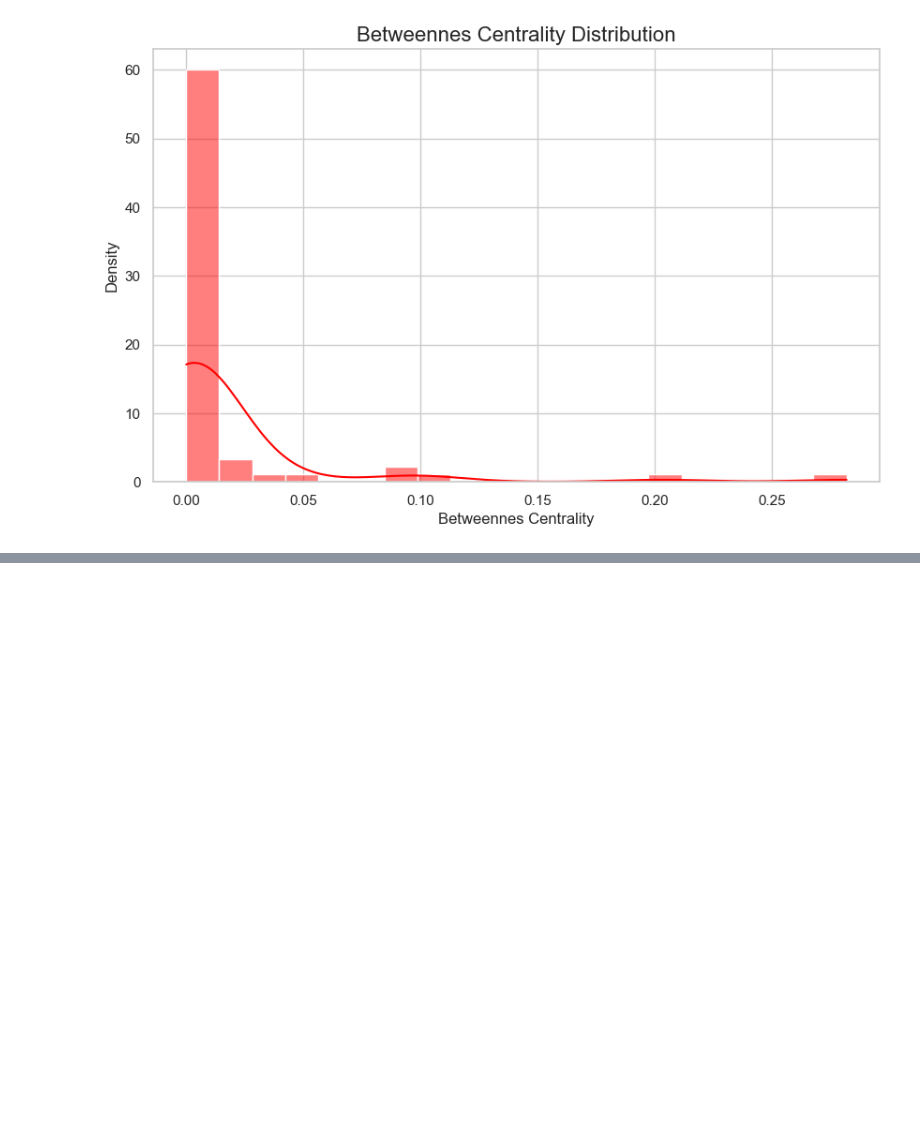
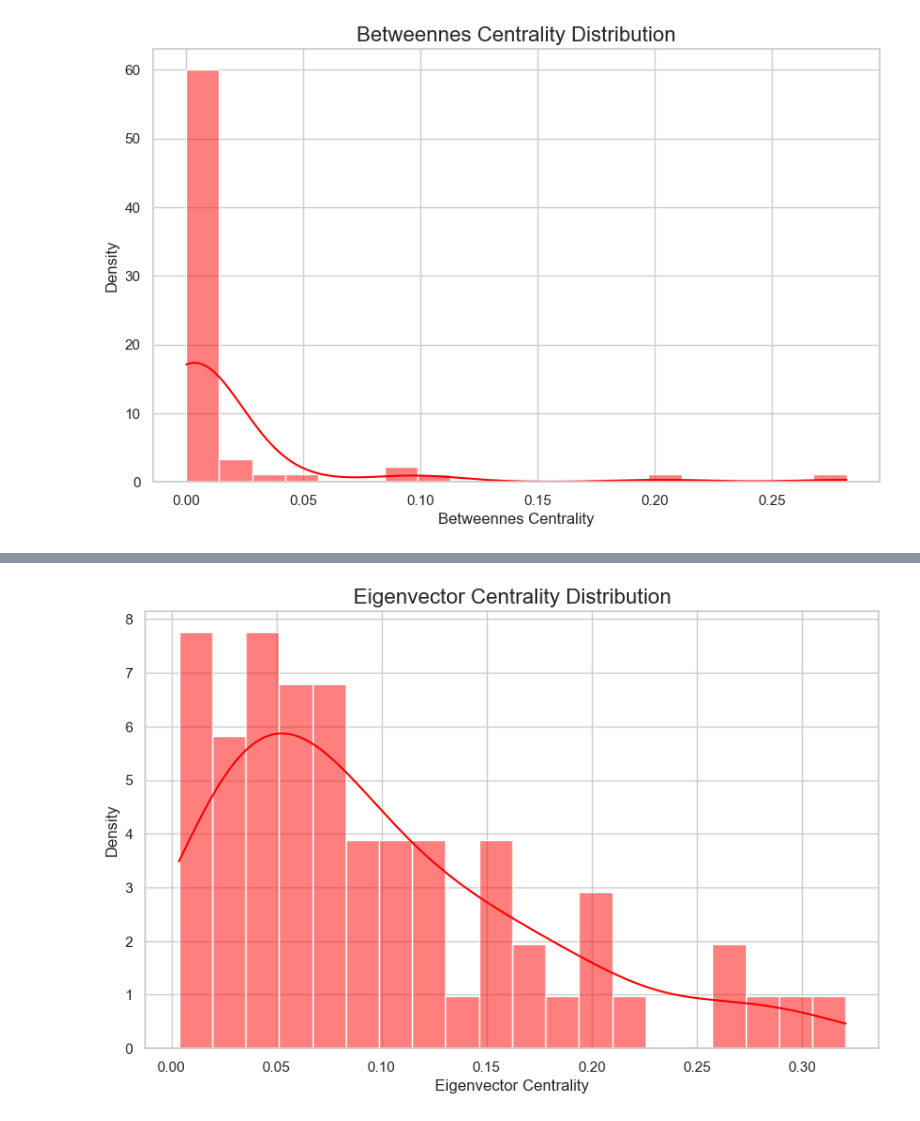
Before and after one commit to Giansimone-Coccia/Social_Network_Analysis, a Jupyter notebook: preprocessing.ipynb, the cells around one changed output, grey strips where cells are left out. Saved outputs shown, nothing was run; the diff lists cells and outputs as text; code cells hidden in the pictures; blank space fills up the shorter version.

```diff
--- a/preprocessing.ipynb
+++ b/preprocessing.ipynb
@@ -579,0 +582,24 @@ plt.show()
+# %%
+# Calcolo della closeness centrality
+eigen_v = nx.eigenvector_centrality(G)
+
+# Ordinare i nodi in base alla degree centrality (decrescente)
+sorted_by_eigen_v_centrality_desc = sorted(eigen_v.items(), key=lambda x: x[1], reverse=True)
+
+# Estrarre i 10 nodi con la maggiore closeness centrality
+top_10_nodes = sorted_by_eigen_v_centrality_desc[:10]
+
+# Estrarre i 10 nodi con la minore closeness centrality
+bottom_10_nodes = sorted_by_eigen_v_centrality_desc[len(sorted_by_eigen_v_centrality_desc)-10:]
+
+# Visualizzare i 10 nodi con maggiore closeness centrality (usando il nome)
+print("Top 10 nodes with highest eigenvector centrality:")
+for node, centrality in top_10_nodes:
+    node_name = mapping.get(str(node), "Unknown")  # Ottieni il nome dal dizionario
+    print(f"Node {node_name} (ID {node}): {centrality:.4f}")
+
+# Visualizzare i 10 nodi con minore closeness centrality (usando il nome)
+print("\nBottom 10 nodes with lowest eigenvector centrality:")
+for node, centrality in bottom_10_nodes:
+    node_name = mapping.get(str(node), "Unknown")
+    print(f"Node {node_name} (ID {node}): {centrality:.4f}")
@@ -579,0 +624,15 @@ plt.show()
+# %%
+import seaborn as sns
+
+# Convertire la degree centrality in una lista per il displot
+eigen_v_centrality_values = list(eigen_v.values())
+
+# Creare il displot della degree centrality
+plt.figure(figsize=(10, 6))
+sns.histplot(eigen_v_centrality_values, kde=True, bins=20, color='red', stat='density')
+plt.title("Eigenvector Centrality Distribution", fontsize=16)
+plt.xlabel("Eigenvector Centrality", fontsize=12)
+plt.ylabel("Density", fontsize=12)
+plt.show()
+# %% [output]
+[figure, added]
```
Also changed, not shown: parts of 5 cells of this notebook.
